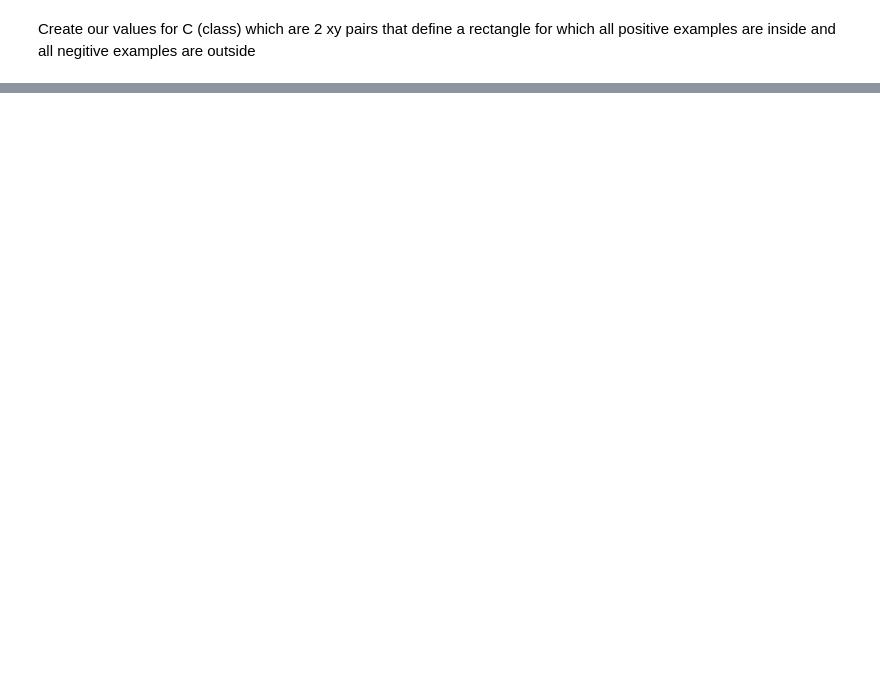
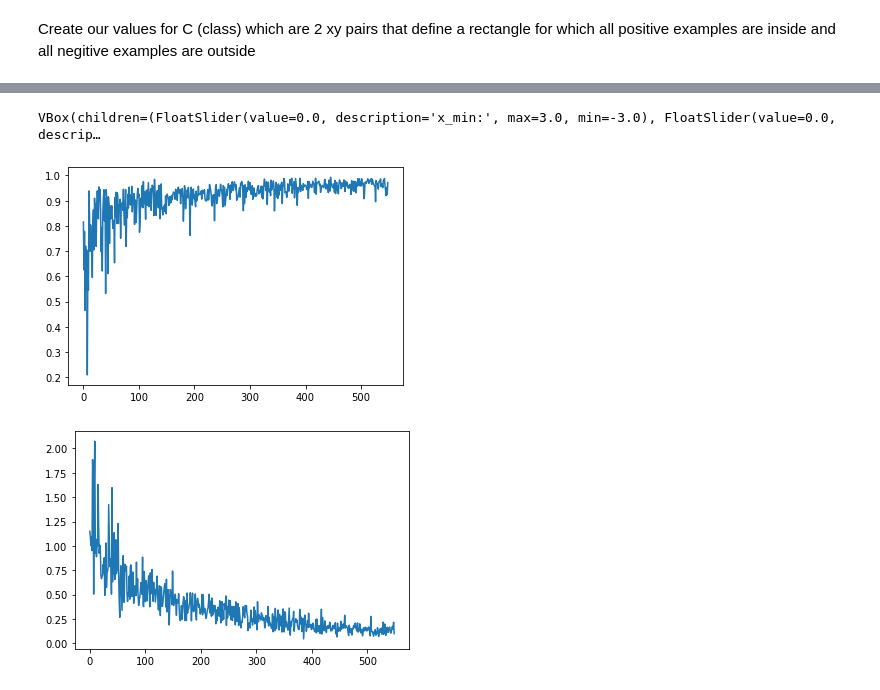
Before and after one commit to zeusgedofdata/Intro-to-machine-learning, a Jupyter notebook: SupervisedLearning.ipynb, the cells around one changed output, grey strips where cells are left out. Drawn from its saved outputs; the diff is of its cells as text; code cells hidden in the pictures; blank space fills up the shorter version.

Commit message:
Added accuracy

```diff
--- a/SupervisedLearning.ipynb
+++ b/SupervisedLearning.ipynb
@@ -189,6 +236,20 @@ num_points_slide = widgets.IntSlider(
          max=200,
          step=1,)
 
+n_start = widgets.IntSlider(
+         description='start:',
+         value=40,
+         min=4,
+         max=200,
+         step=1,)
+
+n_end = widgets.IntSlider(
+         description='end:',
+         value=40,
+         min=4,
+         max=1000,
+         step=1,)
+
 
 menu = widgets.Dropdown(
        options=['red', 'blue', 'green'],
@@ -205,0 +268,21 @@ create_vanpnik_dims(x_min_slide.value, y_min_slide.value, x_max_slide.value , y_
+# %%
+accuracy_box = widgets.VBox([x_min_slide, y_min_slide, x_max_slide, y_max_slide, random_state_slide, n_start, n_end])
+accuracy_box
+# %% [output]
+VBox(children=(FloatSlider(value=0.0, description='x_min:', max=3.0, min=-3.0), FloatSlider(value=0.0, descrip…
+# %%
+df = pd.DataFrame(columns = ["acc", "false_neg", "false_pos", "vector_space"])
+for n in range(n_start.value, n_end.value):
+    accuracy, false_negative, false_positive, vector_space = create_vanpnik_dims(x_min_slide.value, y_min_slide.value, x_max_slide.value , y_max_slide.value, random_state_slide.value, n, plot_points=False)
+    df=df.append({'acc': accuracy, 'false_neg': false_negative, 'false_pos': false_positive, "vector_space": vector_space}, ignore_index=True)
+
+
+plt.plot(df['acc'])
+#plt.plot(df['false_neg'])
+#plt.plot(df['false_pos'])
+plt.show()
+plt.plot(df['vector_space'])
+plt.show()
+# %% [output]
+[figure, added]
+[figure, added]
```
Also changed, not shown: parts of 6 cells of this notebook.
